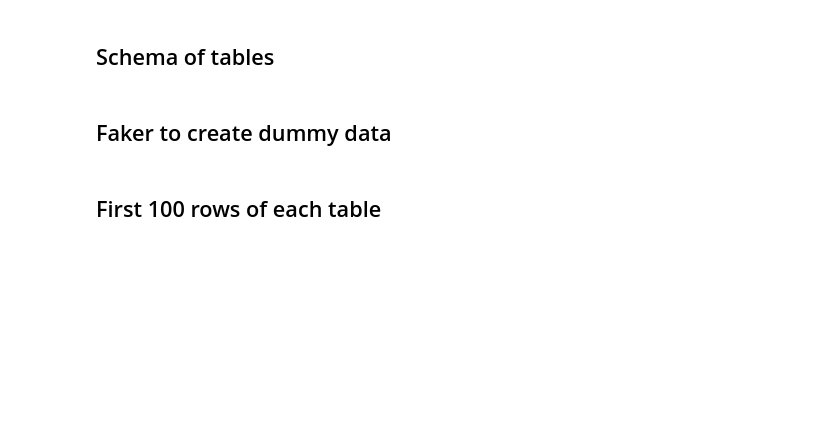
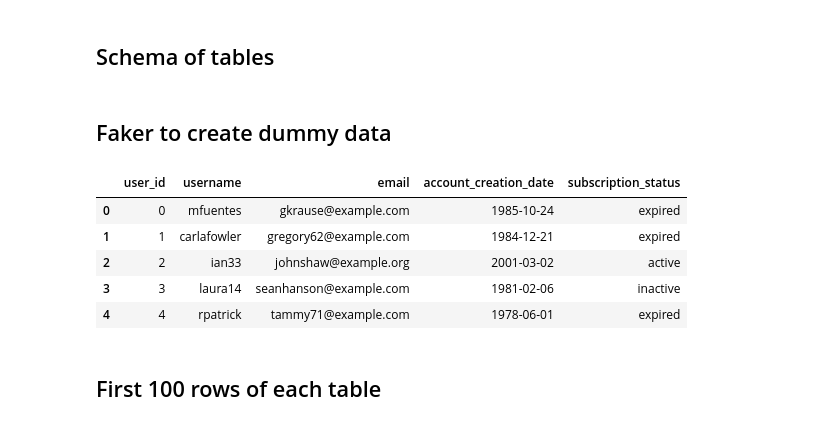
Before and after one commit to vsitucal-personal/deds_oltp_erd_implementation, a Jupyter notebook: assignment1/vitucal_assignment1.ipynb, the cells around one changed output. Cells and saved outputs as stored; diff of their text form; code cells hidden in the pictures; blank space fills up the shorter version.

```diff
--- a/assignment1/vitucal_assignment1.ipynb
+++ b/assignment1/vitucal_assignment1.ipynb
@@ -500,13 +500,17 @@ for table in table_list:
 # %% [markdown]
 ## Faker to create dummy data
 # %%
+fake = Faker()
+
 def generate_olap_dim_users(n):
     data = []
     for i in range(n):
         data.append((
             i,
-            music_genres[i-1],
-            fake.text()
+            fake.user_name(),
+            fake.email(),
+            fake.date(),
+            random.choice(["active", "inactive", "expired"])
         ))
     return data
 
@@ -517,8 +521,16 @@ def save_to_redshift(df, table_name, engine):
 # %%
 df_genre = pd.DataFrame(
     generate_olap_dim_users(100),
-    columns=["user_id", "name", "email", "account_creation_date", "subscription_status"]
+    columns=["user_id", "username", "email", "account_creation_date", "subscription_status"]
 )
+df_genre.head(5)
+# %% [output]
+|  | user_id | username | email | account_creation_date | subscription_status |
+| 0 | 0 | mfuentes | gkrause@example.com | 1985-10-24 | expired |
+| 1 | 1 | carlafowler | gregory62@example.com | 1984-12-21 | expired |
+| 2 | 2 | ian33 | johnshaw@example.org | 2001-03-02 | active |
+| 3 | 3 | laura14 | seanhanson@example.com | 1981-02-06 | inactive |
+| 4 | 4 | rpatrick | tammy71@example.com | 1978-06-01 | expired |
 # %% [markdown]
 ## First 100 rows of each table
 # %%
```
Also changed, not shown: parts of 1 cell of this notebook.
